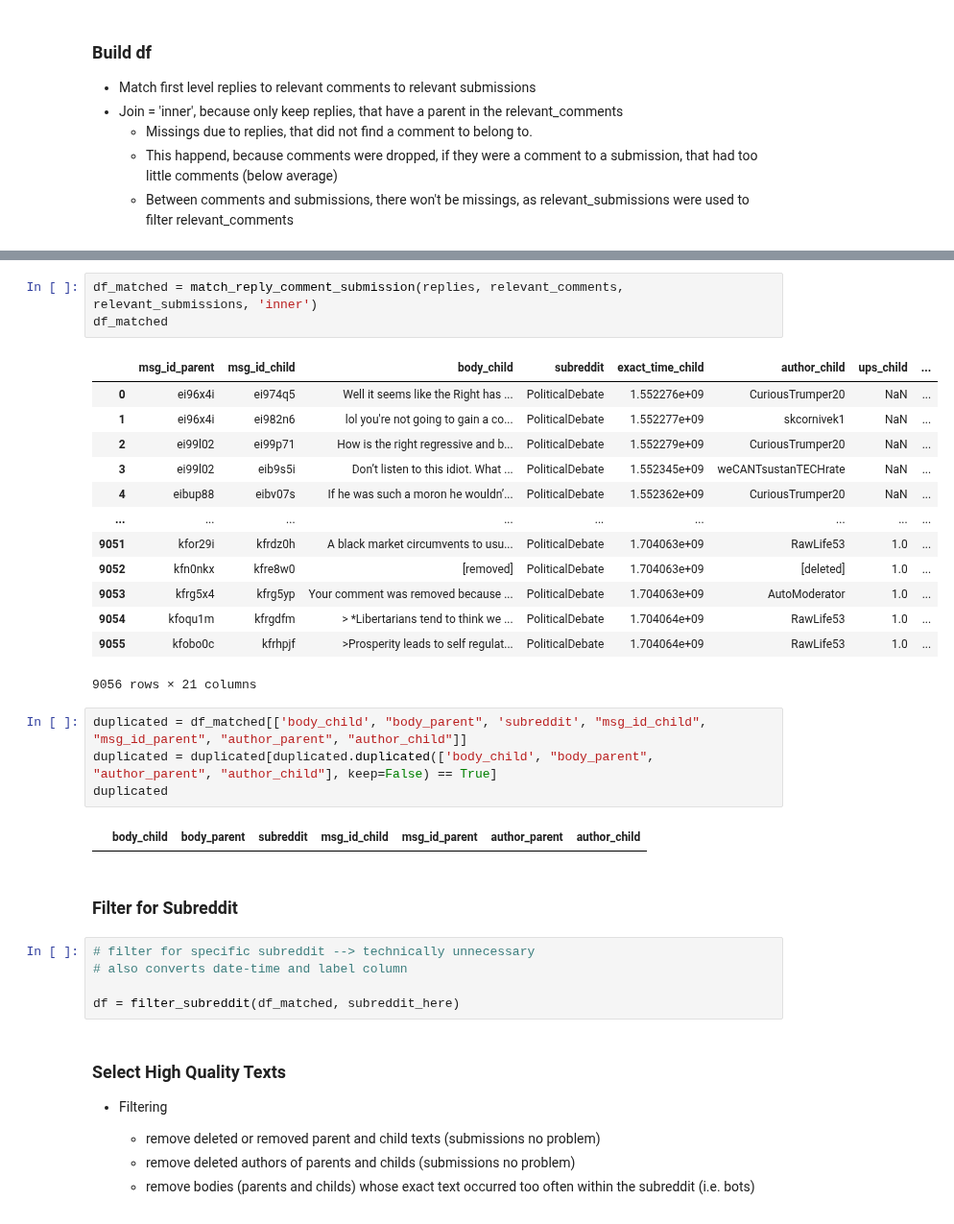
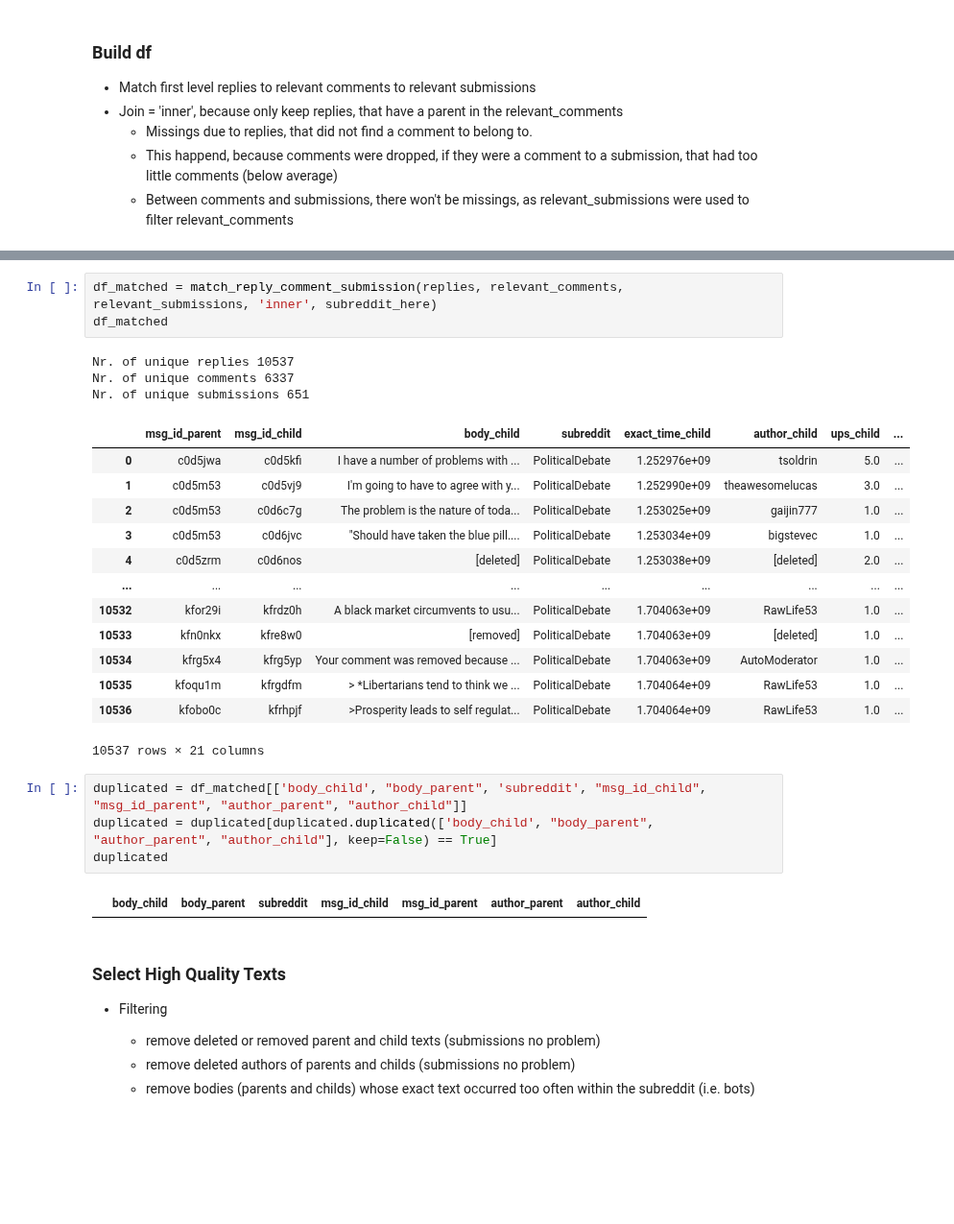
Before and after one commit to elenasolar/MasterThesis_EMI_and_Disagreement, a Jupyter notebook: code/preprocessing/PoliticalDebate/PoliticalDebate_pre_classification.ipynb, the cells around one changed output, grey strips where cells are left out. Shown at 96% size. Cells and saved outputs as stored; diff of their text form; blank space fills up the shorter version.

```diff
--- a/code/preprocessing/PoliticalDebate/PoliticalDebate_pre_classification.ipynb
+++ b/code/preprocessing/PoliticalDebate/PoliticalDebate_pre_classification.ipynb
@@ -170,33 +227,29 @@ Difference:  2496
 # %%
-df_matched = match_reply_comment_submission(replies, relevant_comments, relevant_submissions, 'inner')
+df_matched = match_reply_comment_submission(replies, relevant_comments, relevant_submissions, 'inner', subreddit_here)
 df_matched
 # %% [output]
+Nr. of unique replies 10537
+Nr. of unique comments 6337
+Nr. of unique submissions 651
 |  | msg_id_parent | msg_id_child | body_child | subreddit | exact_time_child | author_child | ups_child | ... |
-| 0 | ei96x4i | ei974q5 | Well it seems like the Right has ... | PoliticalDebate | 1.552276e+09 | CuriousTrumper20 | NaN | ... |
-| 1 | ei96x4i | ei982n6 | lol you're not going to gain a co... | PoliticalDebate | 1.552277e+09 | skcornivek1 | NaN | ... |
-| 2 | ei99l02 | ei99p71 | How is the right regressive and b... | PoliticalDebate | 1.552279e+09 | CuriousTrumper20 | NaN | ... |
-| 3 | ei99l02 | eib9s5i | Don’t listen to this idiot. What ... | PoliticalDebate | 1.552345e+09 | weCANTsustanTECHrate | NaN | ... |
-| 4 | eibup88 | eibv07s | If he was such a moron he wouldn’... | PoliticalDebate | 1.552362e+09 | CuriousTrumper20 | NaN | ... |
+| 0 | c0d5jwa | c0d5kfi | I have a number of problems with ... | PoliticalDebate | 1.252976e+09 | tsoldrin | 5.0 | ... |
+| 1 | c0d5m53 | c0d5vj9 | I'm going to have to agree with y... | PoliticalDebate | 1.252990e+09 | theawesomelucas | 3.0 | ... |
+| 2 | c0d5m53 | c0d6c7g | The problem is the nature of toda... | PoliticalDebate | 1.253025e+09 | gaijin777 | 1.0 | ... |
+| 3 | c0d5m53 | c0d6jvc | "Should have taken the blue pill.... | PoliticalDebate | 1.253034e+09 | bigstevec | 1.0 | ... |
+| 4 | c0d5zrm | c0d6nos | [deleted] | PoliticalDebate | 1.253038e+09 | [deleted] | 2.0 | ... |
 | ... | ... | ... | ... | ... | ... | ... | ... | ... |
-| 9051 | kfor29i | kfrdz0h | A black market circumvents to usu... | PoliticalDebate | 1.704063e+09 | RawLife53 | 1.0 | ... |
-| 9052 | kfn0nkx | kfre8w0 | [removed] | PoliticalDebate | 1.704063e+09 | [deleted] | 1.0 | ... |
-| 9053 | kfrg5x4 | kfrg5yp | Your comment was removed because ... | PoliticalDebate | 1.704063e+09 | AutoModerator | 1.0 | ... |
-| 9054 | kfoqu1m | kfrgdfm | > *Libertarians tend to think we ... | PoliticalDebate | 1.704064e+09 | RawLife53 | 1.0 | ... |
-| 9055 | kfobo0c | kfrhpjf | >Prosperity leads to self regulat... | PoliticalDebate | 1.704064e+09 | RawLife53 | 1.0 | ... |
+| 10532 | kfor29i | kfrdz0h | A black market circumvents to usu... | PoliticalDebate | 1.704063e+09 | RawLife53 | 1.0 | ... |
+| 10533 | kfn0nkx | kfre8w0 | [removed] | PoliticalDebate | 1.704063e+09 | [deleted] | 1.0 | ... |
+| 10534 | kfrg5x4 | kfrg5yp | Your comment was removed because ... | PoliticalDebate | 1.704063e+09 | AutoModerator | 1.0 | ... |
+| 10535 | kfoqu1m | kfrgdfm | > *Libertarians tend to think we ... | PoliticalDebate | 1.704064e+09 | RawLife53 | 1.0 | ... |
+| 10536 | kfobo0c | kfrhpjf | >Prosperity leads to self regulat... | PoliticalDebate | 1.704064e+09 | RawLife53 | 1.0 | ... |
-9056 rows × 21 columns
+10537 rows × 21 columns
 # %%
 duplicated = df_matched[['body_child', "body_parent", 'subreddit', "msg_id_child", "msg_id_parent", "author_parent", "author_child"]]
 duplicated = duplicated[duplicated.duplicated(['body_child', "body_parent", "author_parent", "author_child"], keep=False) == True]
 duplicated
 # %% [output]
 |  | body_child | body_parent | subreddit | msg_id_child | msg_id_parent | author_parent | author_child |
-# %% [markdown]
-### Filter for Subreddit
-# %%
-# filter for specific subreddit --> technically unnecessary
-# also converts date-time and label column
-
-df = filter_subreddit(df_matched, subreddit_here)
 # %% [markdown]
 
 ### Select High Quality Texts
```
Also changed, not shown: parts of 21 cells of this notebook, 1 other file.
